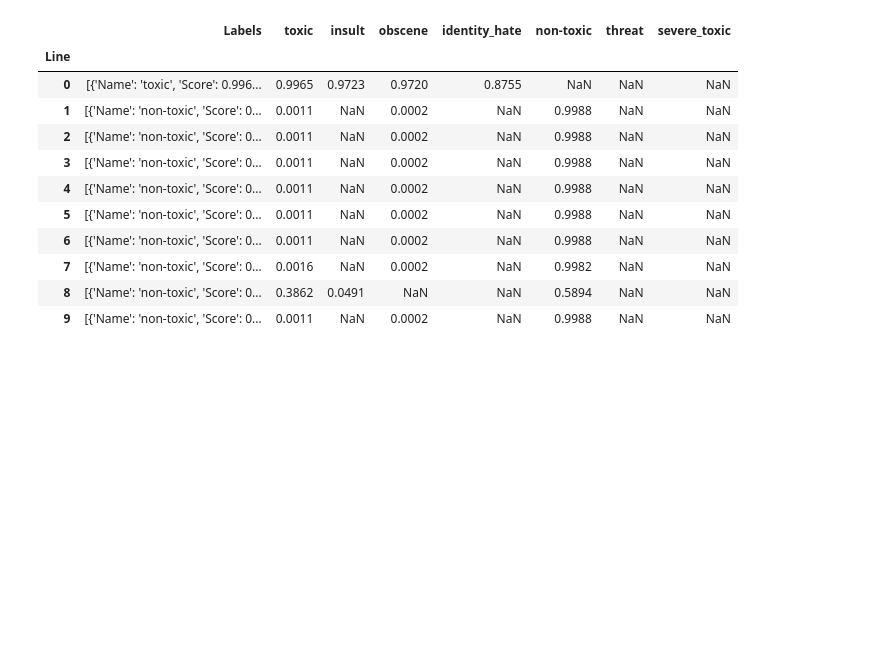
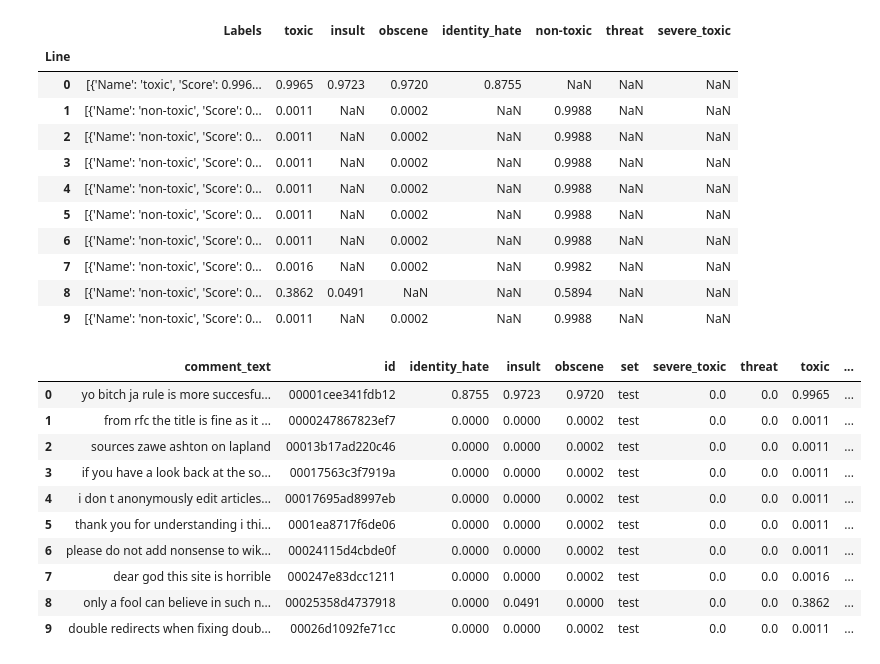
Before and after one commit to goriri/ab2, a Jupyter notebook: toxic-comments.ipynb, the cells around one changed output. Saved outputs shown, nothing was run; the diff lists cells and outputs as text; code cells hidden in the pictures; blank space fills up the shorter version.

```diff
--- a/toxic-comments.ipynb
+++ b/toxic-comments.ipynb
@@ -228,0 +229,21 @@ re
+# %%
+result = result.fillna(0)
+# %%
+metrics = ["identity_hate", "insult", "obscene", "severe_toxic", "threat", "toxic"]
+
+for metric in metrics:
+    toxic_test_df[metric] = result[metric]
+
+toxic_test_df.head(10)
+# %% [output]
+|  | comment_text | id | identity_hate | insult | obscene | set | severe_toxic | threat | toxic | ... |
+| 0 | yo bitch ja rule is more succesfu... | 00001cee341fdb12 | 0.8755 | 0.9723 | 0.9720 | test | 0.0 | 0.0 | 0.9965 | ... |
+| 1 | from rfc the title is fine as it ... | 0000247867823ef7 | 0.0000 | 0.0000 | 0.0002 | test | 0.0 | 0.0 | 0.0011 | ... |
+| 2 | sources zawe ashton on lapland | 00013b17ad220c46 | 0.0000 | 0.0000 | 0.0002 | test | 0.0 | 0.0 | 0.0011 | ... |
+| 3 | if you have a look back at the so... | 00017563c3f7919a | 0.0000 | 0.0000 | 0.0002 | test | 0.0 | 0.0 | 0.0011 | ... |
+| 4 | i don t anonymously edit articles... | 00017695ad8997eb | 0.0000 | 0.0000 | 0.0002 | test | 0.0 | 0.0 | 0.0011 | ... |
+| 5 | thank you for understanding i thi... | 0001ea8717f6de06 | 0.0000 | 0.0000 | 0.0002 | test | 0.0 | 0.0 | 0.0011 | ... |
+| 6 | please do not add nonsense to wik... | 00024115d4cbde0f | 0.0000 | 0.0000 | 0.0002 | test | 0.0 | 0.0 | 0.0011 | ... |
+| 7 | dear god this site is horrible | 000247e83dcc1211 | 0.0000 | 0.0000 | 0.0002 | test | 0.0 | 0.0 | 0.0016 | ... |
+| 8 | only a fool can believe in such n... | 00025358d4737918 | 0.0000 | 0.0491 | 0.0000 | test | 0.0 | 0.0 | 0.3862 | ... |
+| 9 | double redirects when fixing doub... | 00026d1092fe71cc | 0.0000 | 0.0000 | 0.0002 | test | 0.0 | 0.0 | 0.0011 | ... |
```
Also changed, not shown: parts of 4 cells of this notebook.
